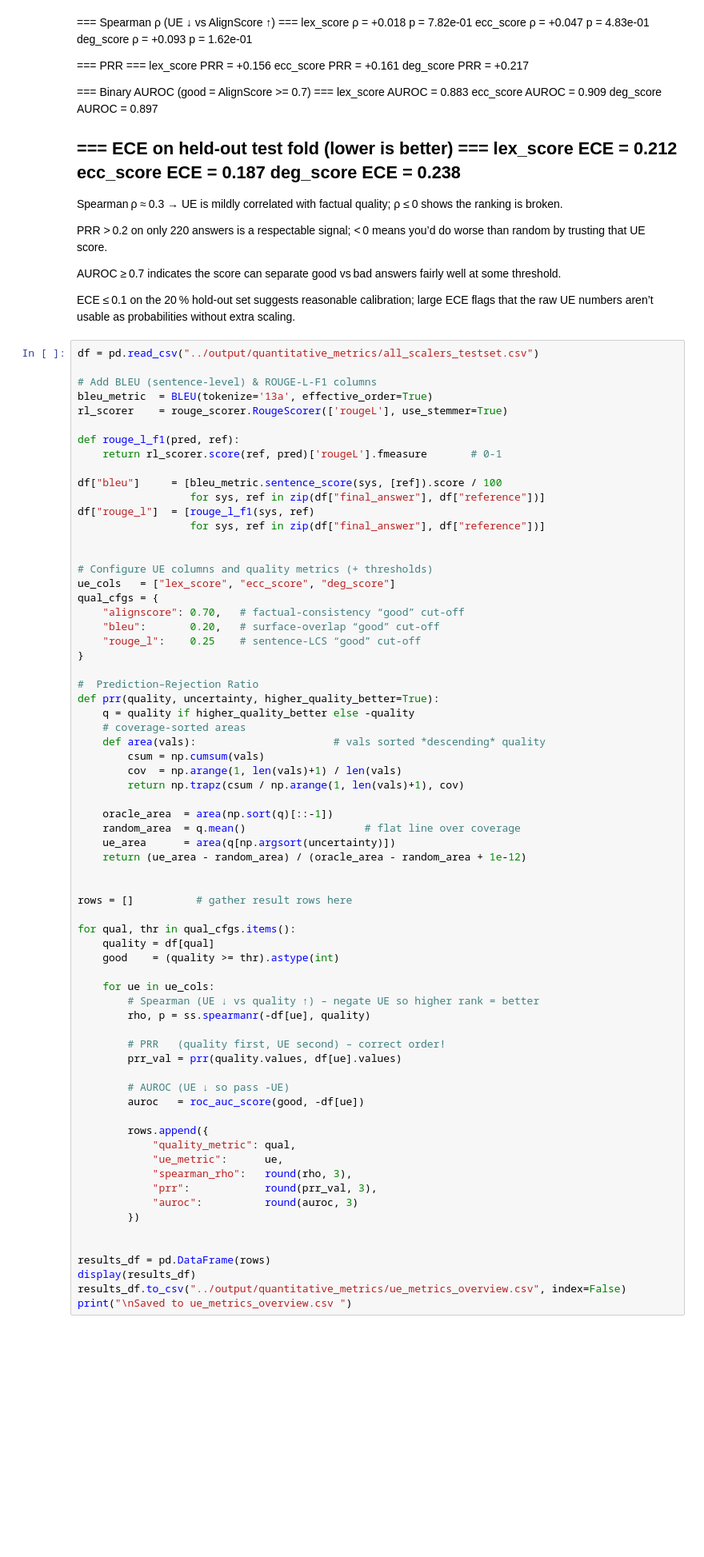
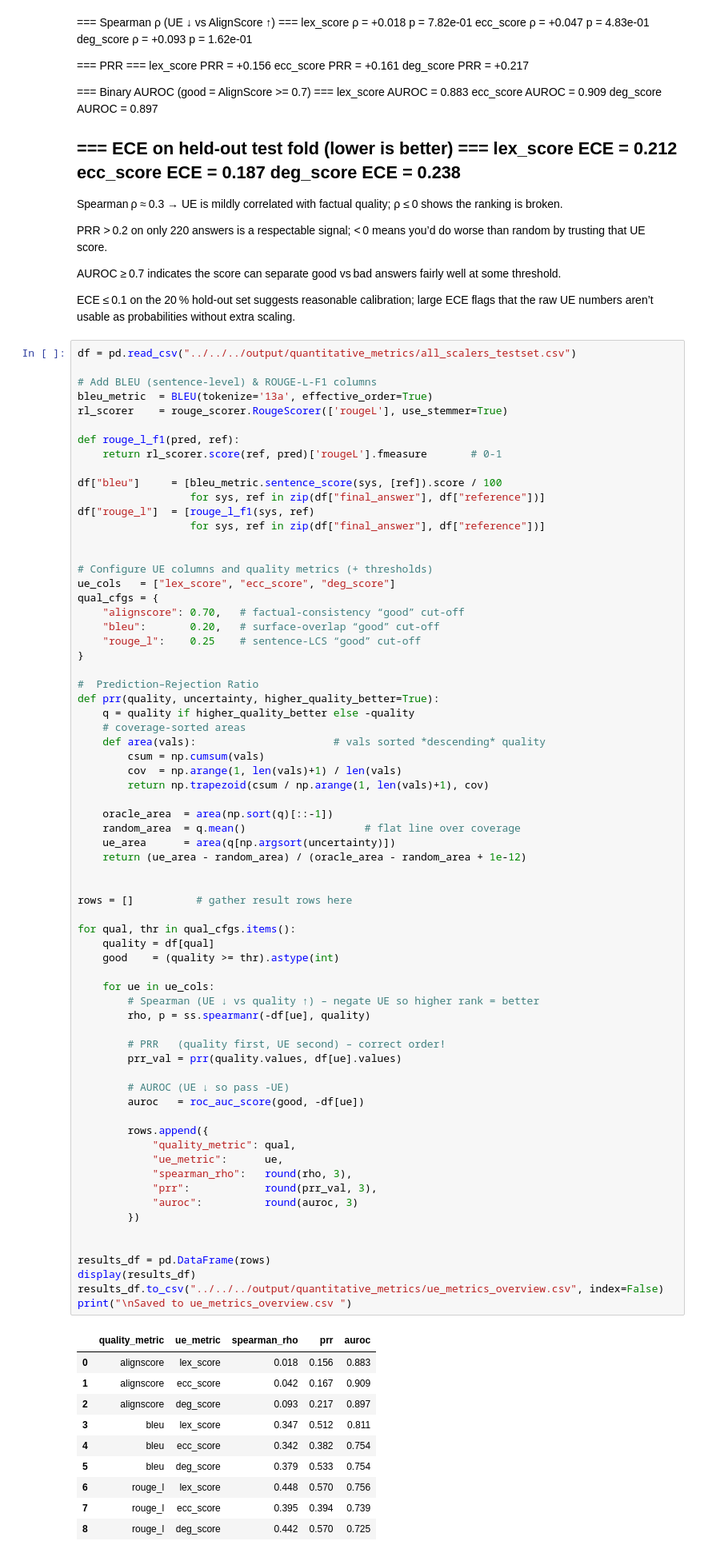
Before and after one commit to SarahHvidAndersen/Thesis-Trustworthy-RAG, a Jupyter notebook: src/scripts/nbs/ue_results.ipynb, the cells around one changed output. Shown: that part at 80% size. Drawn from its saved outputs; the diff is of its cells as text; blank space fills up the shorter version.

```diff
--- a/src/scripts/nbs/ue_results.ipynb
+++ b/src/scripts/nbs/ue_results.ipynb
@@ -109,7 +138,7 @@ AUROC ≥ 0.7 indicates the score can separate good vs bad answers fairly w
 
 ECE ≤ 0.1 on the 20 % hold‑out set suggests reasonable calibration; large ECE flags that the raw UE numbers aren’t usable as probabilities without extra scaling.
 # %%
-df = pd.read_csv("../output/quantitative_metrics/all_scalers_testset.csv")
+df = pd.read_csv("../../../output/quantitative_metrics/all_scalers_testset.csv")
 
 # Add BLEU (sentence‑level) & ROUGE‑L‑F1 columns
 bleu_metric  = BLEU(tokenize='13a', effective_order=True)
@@ -139,7 +168,7 @@ def prr(quality, uncertainty, higher_quality_better=True):
     def area(vals):                      # vals sorted *descending* quality
         csum = np.cumsum(vals)
         cov  = np.arange(1, len(vals)+1) / len(vals)
-        return np.trapz(csum / np.arange(1, len(vals)+1), cov)
+        return np.trapezoid(csum / np.arange(1, len(vals)+1), cov)
 
     oracle_area  = area(np.sort(q)[::-1])
     random_area  = q.mean()                   # flat line over coverage
@@ -148,31 +177,42 @@ def prr(quality, uncertainty, higher_quality_better=True):
 
 
 rows = []          # gather result rows here
 
 for qual, thr in qual_cfgs.items():
     quality = df[qual]
     good    = (quality >= thr).astype(int)
 
     for ue in ue_cols:
         # Spearman (UE ↓ vs quality ↑) – negate UE so higher rank = better
         rho, p = ss.spearmanr(-df[ue], quality)
 
         # PRR   (quality first, UE second) – correct order!
         prr_val = prr(quality.values, df[ue].values)
 
         # AUROC (UE ↓ so pass -UE)
         auroc   = roc_auc_score(good, -df[ue])
 
         rows.append({
             "quality_metric": qual,
             "ue_metric":      ue,
             "spearman_rho":   round(rho, 3),
             "prr":            round(prr_val, 3),
             "auroc":          round(auroc, 3)
         })
 
 
 results_df = pd.DataFrame(rows)
 display(results_df)
-results_df.to_csv("../output/quantitative_metrics/ue_metrics_overview.csv", index=False)
+results_df.to_csv("../../../output/quantitative_metrics/ue_metrics_overview.csv", index=False)
 print("\nSaved to ue_metrics_overview.csv ")
+# %% [output]
+|  | quality_metric | ue_metric | spearman_rho | prr | auroc |
+| 0 | alignscore | lex_score | 0.018 | 0.156 | 0.883 |
+| 1 | alignscore | ecc_score | 0.042 | 0.167 | 0.909 |
+| 2 | alignscore | deg_score | 0.093 | 0.217 | 0.897 |
+| 3 | bleu | lex_score | 0.347 | 0.512 | 0.811 |
+| 4 | bleu | ecc_score | 0.342 | 0.382 | 0.754 |
+| 5 | bleu | deg_score | 0.379 | 0.533 | 0.754 |
+| 6 | rouge_l | lex_score | 0.448 | 0.570 | 0.756 |
+| 7 | rouge_l | ecc_score | 0.395 | 0.394 | 0.739 |
+| 8 | rouge_l | deg_score | 0.442 | 0.570 | 0.725 |
```
Also changed, not shown: parts of 11 cells of this notebook, 7 other files.
